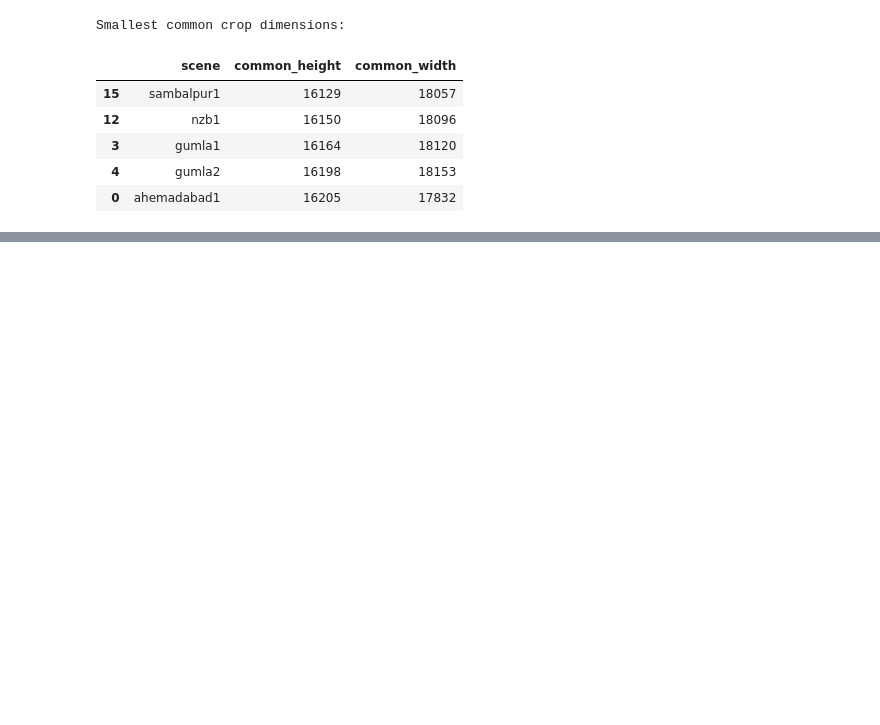
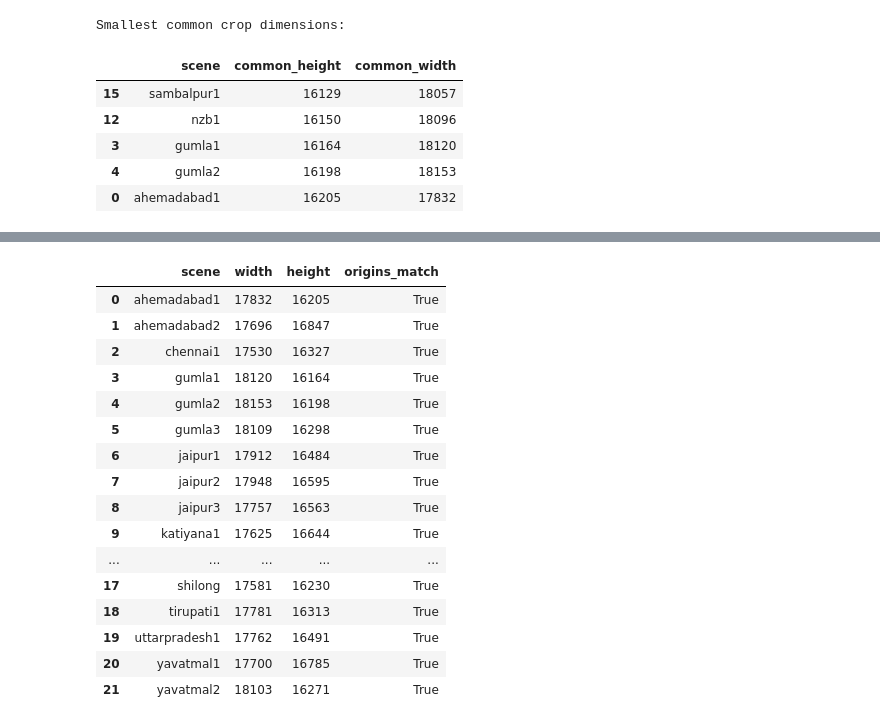
Before and after one commit to Mouryagna/Generative-AI-Based-Cloud-Removal-and-Reconstruction-for-LISS-IV-Satellite-Imagery, a Jupyter notebook: notebooks/data_configuration.ipynb, the cells around one changed output, grey strips where cells are left out. Drawn from its saved outputs; the diff is of its cells as text; code cells hidden in the pictures; blank space fills up the shorter version.

```diff
--- a/notebooks/data_configuration.ipynb
+++ b/notebooks/data_configuration.ipynb
@@ -473,0 +559,15 @@ KeyboardInterrupt:
+# %%
+import rasterio
+
+scene = "gumla2"
+
+for band in BANDS:
+    print(f"\n{band}")
+
+    for label in ["cloudy", "clear"]:
+        path = ALIGNED_DIR / scene / label / band
+
+        with rasterio.open(path) as src:
+            print(f"{label}:")
+            print("  Transform:", src.transform)
+            print("  Bounds:", src.bounds)
@@ -473,0 +592,60 @@ KeyboardInterrupt:
+# %%
+import rasterio
+import pandas as pd
+
+corrected_records = []
+
+for scene in sorted(cloudy_scenes & clear_scenes):
+    with rasterio.open(CLOUDY_DIR / scene / "BAND2.TIF") as cloudy, \
+         rasterio.open(CLEAR_DIR / scene / "BAND2.TIF") as clear:
+
+        col_offset = round(
+            (clear.transform.c - cloudy.transform.c) / cloudy.res[0]
+        )
+        row_offset = round(
+            (cloudy.transform.f - clear.transform.f) / cloudy.res[1]
+        )
+
+        cloudy_col = max(0, col_offset)
+        clear_col = max(0, -col_offset)
+        cloudy_row = max(0, row_offset)
+        clear_row = max(0, -row_offset)
+
+        width = min(
+            cloudy.width - cloudy_col,
+            clear.width - clear_col
+        )
+        height = min(
+            cloudy.height - cloudy_row,
+            clear.height - clear_row
+        )
+
+        cloudy_transform = rasterio.windows.transform(
+            rasterio.windows.Window(cloudy_col, cloudy_row, width, height),
+            cloudy.transform
+        )
+        clear_transform = rasterio.windows.transform(
+            rasterio.windows.Window(clear_col, clear_row, width, height),
+            clear.transform
+        )
+
+        corrected_records.append({
+            "scene": scene,
+            "width": width,
+            "height": height,
+            "cloudy_origin": (cloudy_transform.c, cloudy_transform.f),
+            "clear_origin": (clear_transform.c, clear_transform.f),
+            "origins_match": (
+                abs(cloudy_transform.c - clear_transform.c) < 1e-6
+                and abs(cloudy_transform.f - clear_transform.f) < 1e-6
+            )
+        })
+
+corrected_df = pd.DataFrame(corrected_records)
+
+print("Scene pairs:", len(corrected_df))
+print("Matching geographic origins:",
+      corrected_df["origins_match"].sum(), "/", len(corrected_df))
+
+display(corrected_df[["scene", "width", "height", "origins_match"]])
+# %% [output]
@@ -473,0 +654,17 @@ KeyboardInterrupt:
+|  | scene | width | height | origins_match |
+| 0 | ahemadabad1 | 17832 | 16205 | True |
+| 1 | ahemadabad2 | 17696 | 16847 | True |
+| 2 | chennai1 | 17530 | 16327 | True |
+| 3 | gumla1 | 18120 | 16164 | True |
+| 4 | gumla2 | 18153 | 16198 | True |
+| 5 | gumla3 | 18109 | 16298 | True |
+| 6 | jaipur1 | 17912 | 16484 | True |
+| 7 | jaipur2 | 17948 | 16595 | True |
+| 8 | jaipur3 | 17757 | 16563 | True |
+| 9 | katiyana1 | 17625 | 16644 | True |
+| ... | ... | ... | ... | ... |
+| 17 | shilong | 17581 | 16230 | True |
+| 18 | tirupati1 | 17781 | 16313 | True |
+| 19 | uttarpradesh1 | 17762 | 16491 | True |
+| 20 | yavatmal1 | 17700 | 16785 | True |
+| 21 | yavatmal2 | 18103 | 16271 | True |
```
Also changed, not shown: parts of 7 cells of this notebook.
